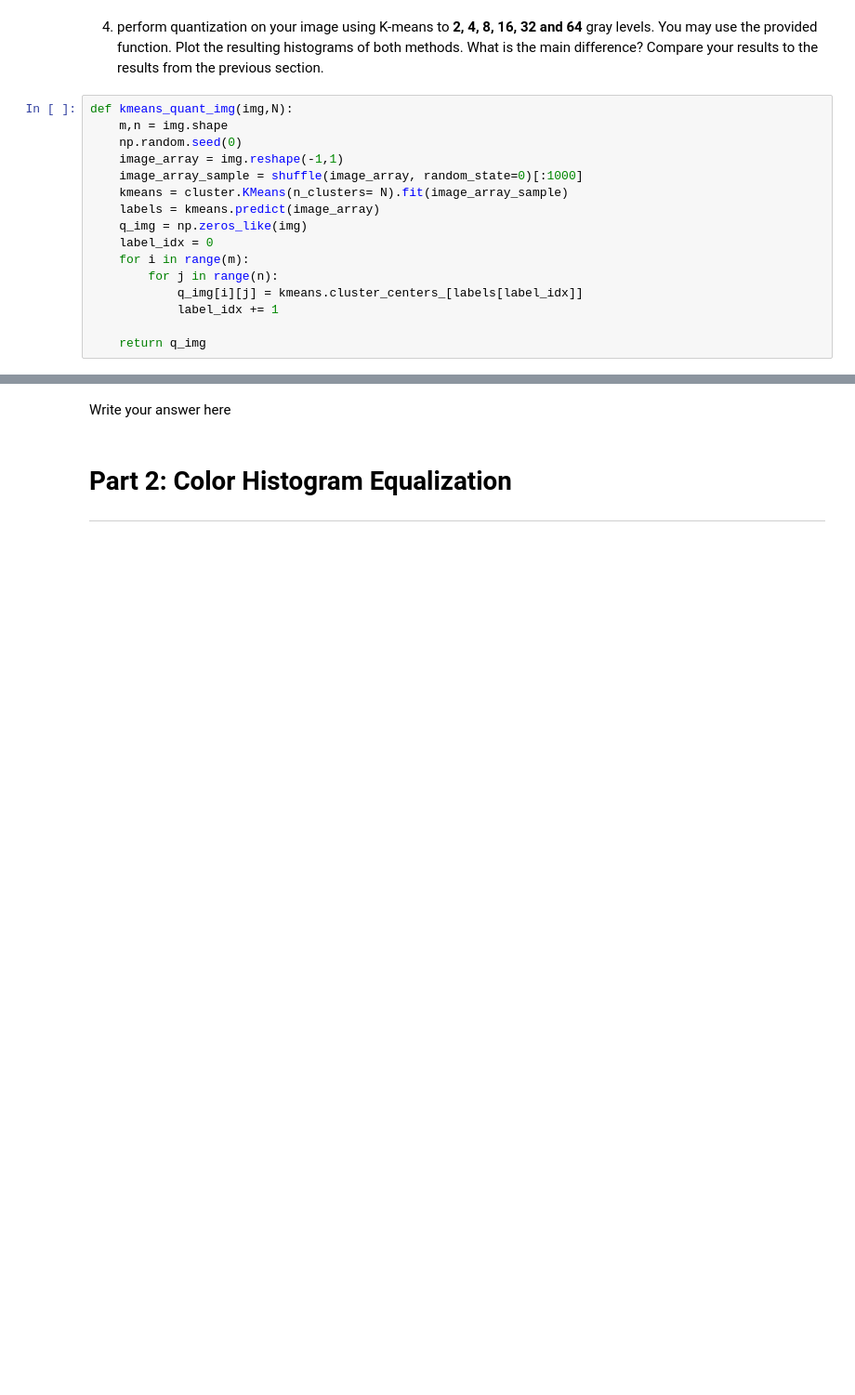
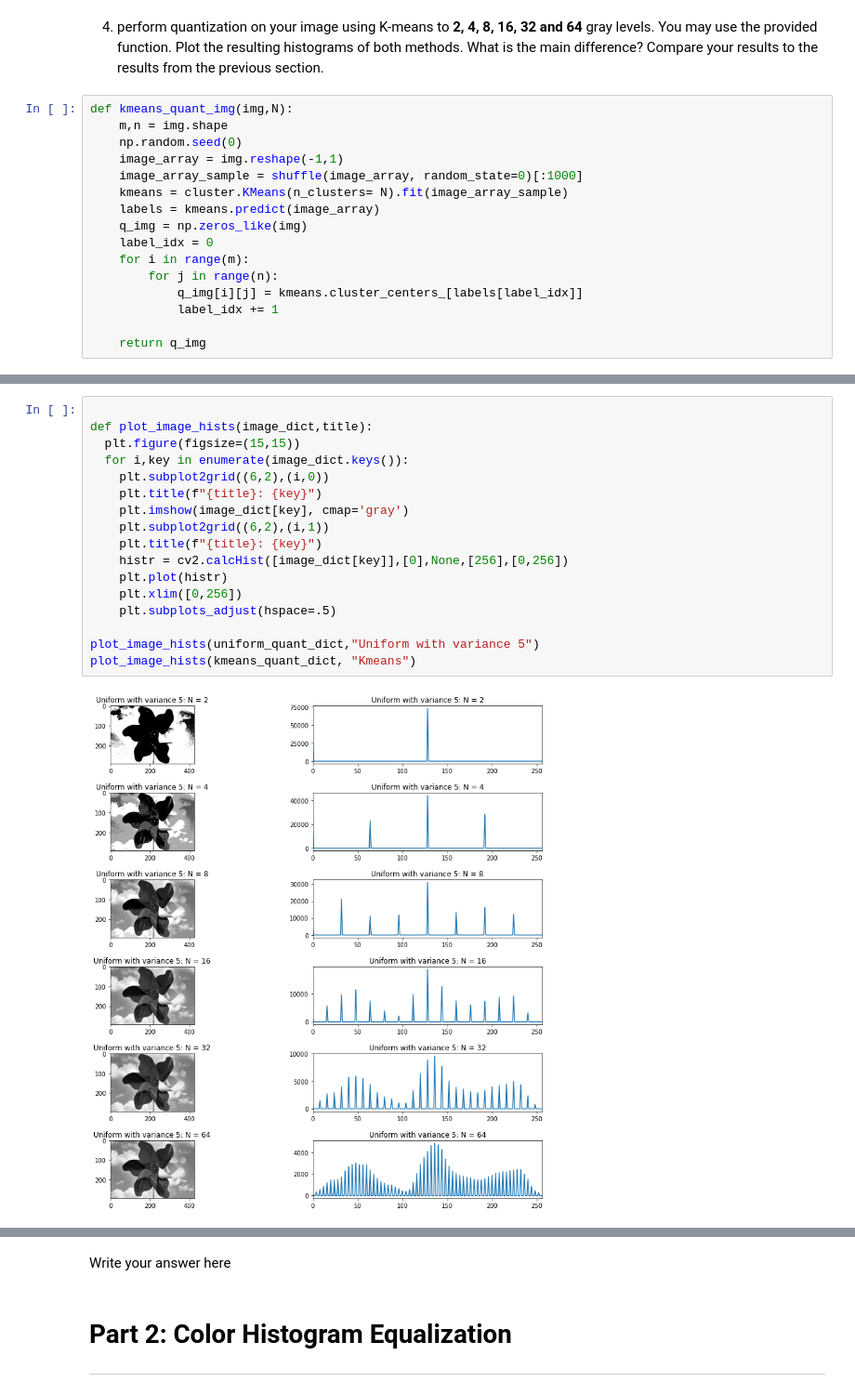
Before and after one commit to nadavschwalb/image_processing, a Jupyter notebook: Lab3_Student.ipynb, the cells around one changed output, grey strips where cells are left out. Shown at 93% size. Saved outputs shown, nothing was run; the diff lists cells and outputs as text; blank space fills up the shorter version.

```diff
--- a/Lab3_Student.ipynb
+++ b/Lab3_Student.ipynb
@@ -69,0 +148,19 @@ def kmeans_quant_img(img,N):
+# %%
+
+def plot_image_hists(image_dict,title):
+  plt.figure(figsize=(15,15))
+  for i,key in enumerate(image_dict.keys()):
+    plt.subplot2grid((6,2),(i,0))
+    plt.title(f"{title}: {key}")
+    plt.imshow(image_dict[key], cmap='gray')
+    plt.subplot2grid((6,2),(i,1))
+    plt.title(f"{title}: {key}")
+    histr = cv2.calcHist([image_dict[key]],[0],None,[256],[0,256])
+    plt.plot(histr)
+    plt.xlim([0,256])
+    plt.subplots_adjust(hspace=.5)
+
+plot_image_hists(uniform_quant_dict,"Uniform with variance 5")
+plot_image_hists(kmeans_quant_dict, "Kmeans")
+# %% [output]
+[figure, added]
```
Also changed, not shown: parts of 14 cells of this notebook.
